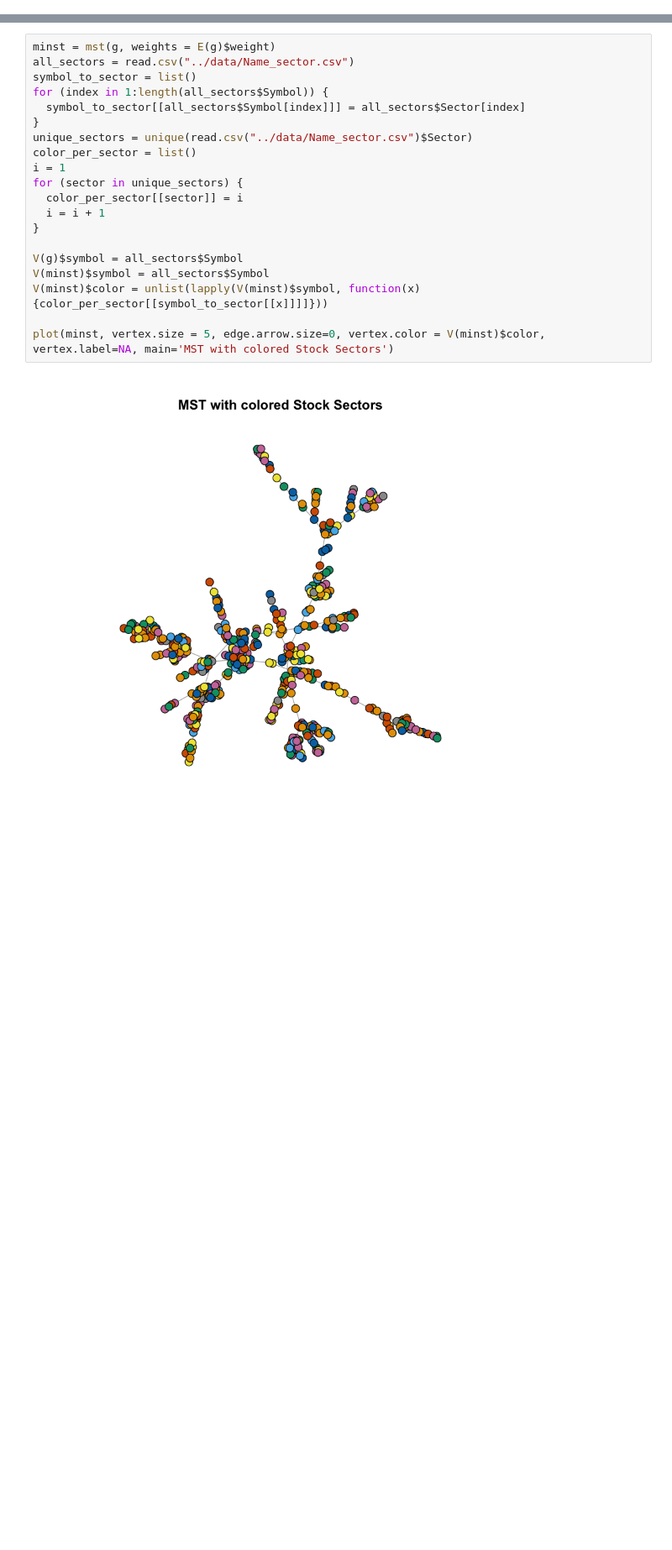
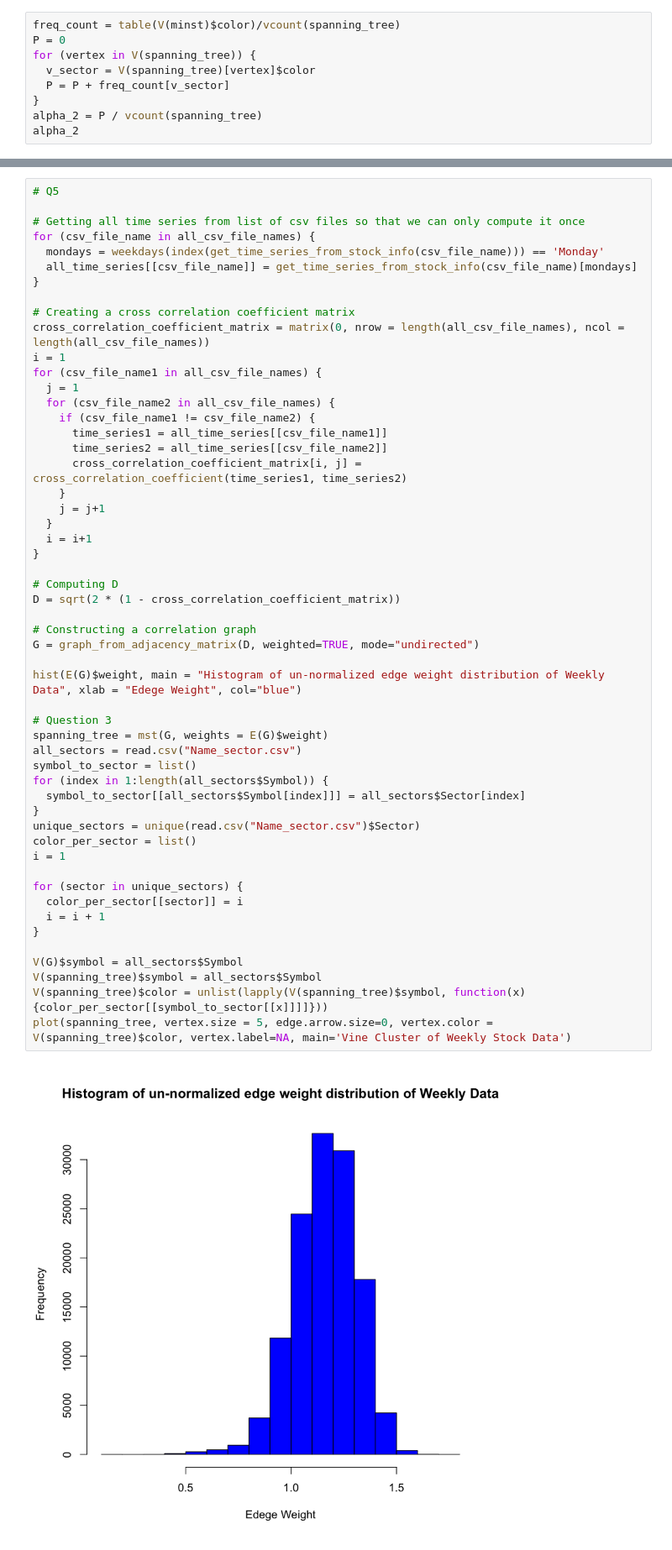
Before and after one commit to wanghran/ECE232_Graph, a Jupyter notebook: Project_5/src/Q2-Q5.ipynb, the cells around one changed output, grey strips where cells are left out. Shown at 84% size. Cells and saved outputs as stored; diff of their text form; blank space fills up the shorter version.

```diff
--- a/Project_5/src/Q2-Q5.ipynb
+++ b/Project_5/src/Q2-Q5.ipynb
@@ -22,0 +140,9 @@ hist(E(g)$weight, main = "Histogram of d", xlab = "d", col="light blue")
+# %%
+freq_count = table(V(minst)$color)/vcount(spanning_tree)
+P = 0
+for (vertex in V(spanning_tree)) {
+  v_sector = V(spanning_tree)[vertex]$color
+  P = P + freq_count[v_sector]
+}
+alpha_2 = P / vcount(spanning_tree)
+alpha_2
@@ -23,22 +151,55 @@ hist(E(g)$weight, main = "Histogram of d", xlab = "d", col="light blue")
 # %%
-minst = mst(g, weights = E(g)$weight)
-all_sectors = read.csv("../data/Name_sector.csv")
+# Q5
+
+# Getting all time series from list of csv files so that we can only compute it once
+for (csv_file_name in all_csv_file_names) {
+  mondays = weekdays(index(get_time_series_from_stock_info(csv_file_name))) == 'Monday'
+  all_time_series[[csv_file_name]] = get_time_series_from_stock_info(csv_file_name)[mondays]
+}
+
+# Creating a cross correlation coefficient matrix
+cross_correlation_coefficient_matrix = matrix(0, nrow = length(all_csv_file_names), ncol = length(all_csv_file_names))
+i = 1
+for (csv_file_name1 in all_csv_file_names) {
+  j = 1
+  for (csv_file_name2 in all_csv_file_names) {
+    if (csv_file_name1 != csv_file_name2) {
+      time_series1 = all_time_series[[csv_file_name1]]
+      time_series2 = all_time_series[[csv_file_name2]]
+      cross_correlation_coefficient_matrix[i, j] = cross_correlation_coefficient(time_series1, time_series2)
+    }
+    j = j+1
+  }
+  i = i+1
+}
+
+# Computing D
+D = sqrt(2 * (1 - cross_correlation_coefficient_matrix))
+
+# Constructing a correlation graph
+G = graph_from_adjacency_matrix(D, weighted=TRUE, mode="undirected")
+
+hist(E(G)$weight, main = "Histogram of un-normalized edge weight distribution of Weekly Data", xlab = "Edege Weight", col="blue")
+
+# Question 3
+spanning_tree = mst(G, weights = E(G)$weight)
+all_sectors = read.csv("Name_sector.csv")
 symbol_to_sector = list()
 for (index in 1:length(all_sectors$Symbol)) {
   symbol_to_sector[[all_sectors$Symbol[index]]] = all_sectors$Sector[index]
 }
-unique_sectors = unique(read.csv("../data/Name_sector.csv")$Sector)
+unique_sectors = unique(read.csv("Name_sector.csv")$Sector)
 color_per_sector = list()
 i = 1
+
 for (sector in unique_sectors) {
   color_per_sector[[sector]] = i
   i = i + 1
 }
 
-V(g)$symbol = all_sectors$Symbol
-V(minst)$symbol = all_sectors$Symbol
-V(minst)$color = unlist(lapply(V(minst)$symbol, function(x) {color_per_sector[[symbol_to_sector[[x]]]]}))
-
-plot(minst, vertex.size = 5, edge.arrow.size=0, vertex.color = V(minst)$color, vertex.label=NA, main='MST with colored Stock Sectors')
+V(G)$symbol = all_sectors$Symbol
+V(spanning_tree)$symbol = all_sectors$Symbol
+V(spanning_tree)$color = unlist(lapply(V(spanning_tree)$symbol, function(x) {color_per_sector[[symbol_to_sector[[x]]]]}))
+plot(spanning_tree, vertex.size = 5, edge.arrow.size=0, vertex.color = V(spanning_tree)$color, vertex.label=NA, main='Vine Cluster of Weekly Stock Data')
 # %% [output]
-[figure, old version]
+[figure, new version]
```
Also changed, not shown: parts of 9 cells of this notebook, 5 other files.
